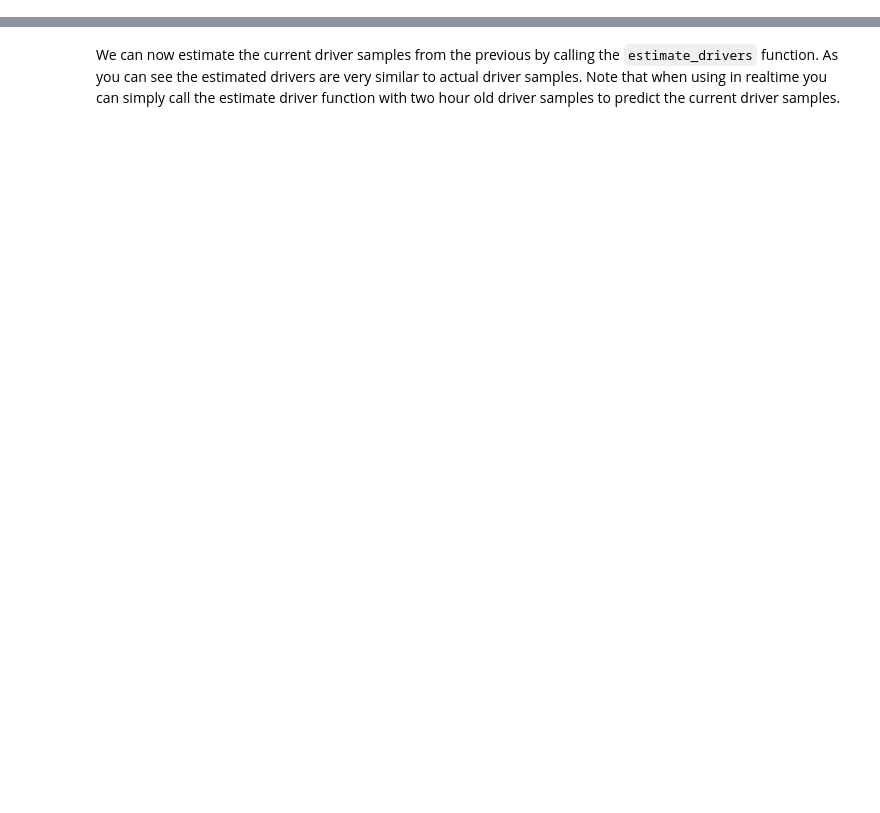
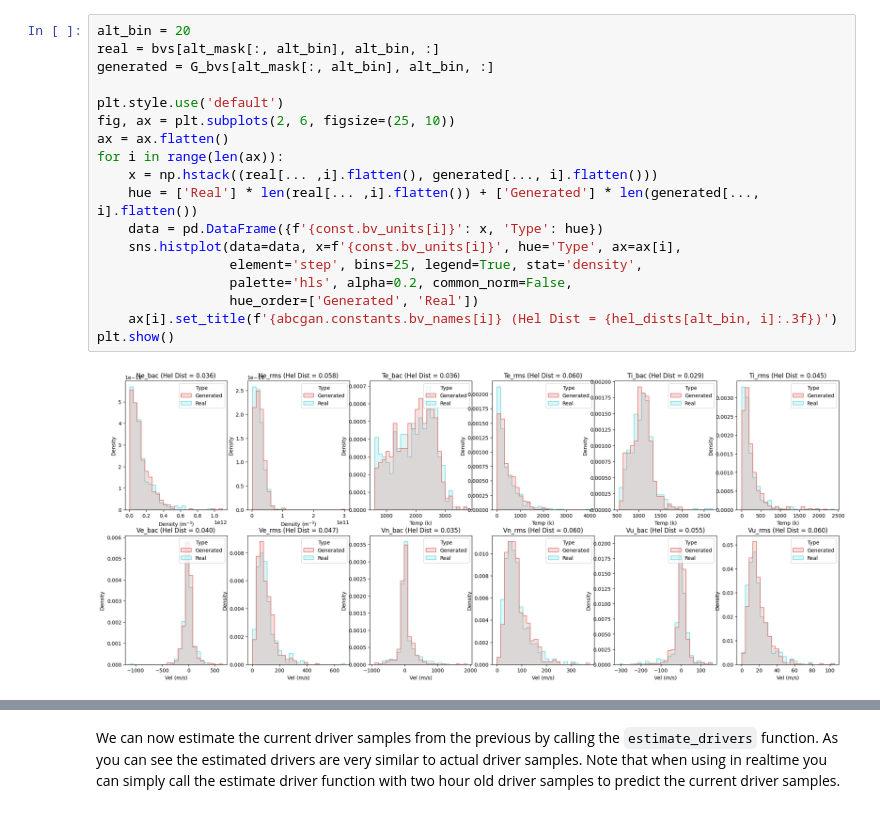
Before and after one commit to sri-geospace/atmosense-abcgan, a Jupyter notebook: tutorials/demo.ipynb, the cells around one changed output, grey strips where cells are left out. Drawn from its saved outputs; the diff is of its cells as text; blank space fills up the shorter version.

```diff
--- a/tutorials/demo.ipynb
+++ b/tutorials/demo.ipynb
@@ -281,0 +363,20 @@ prev_drivers = drivers[prev_dr_map]
+# %%
+alt_bin = 20
+real = bvs[alt_mask[:, alt_bin], alt_bin, :]
+generated = G_bvs[alt_mask[:, alt_bin], alt_bin, :]
+
+plt.style.use('default')
+fig, ax = plt.subplots(2, 6, figsize=(25, 10))
+ax = ax.flatten()
+for i in range(len(ax)):
+    x = np.hstack((real[... ,i].flatten(), generated[..., i].flatten()))
+    hue = ['Real'] * len(real[... ,i].flatten()) + ['Generated'] * len(generated[..., i].flatten())
+    data = pd.DataFrame({f'{const.bv_units[i]}': x, 'Type': hue})
+    sns.histplot(data=data, x=f'{const.bv_units[i]}', hue='Type', ax=ax[i],
+                 element='step', bins=25, legend=True, stat='density',
+                 palette='hls', alpha=0.2, common_norm=False,
+                 hue_order=['Generated', 'Real'])
+    ax[i].set_title(f'{abcgan.constants.bv_names[i]} (Hel Dist = {hel_dists[alt_bin, i]:.3f})')
+plt.show()
+# %% [output]
+[figure, added]
```
Also changed, not shown: parts of 111 cells of this notebook, 37 other files.
